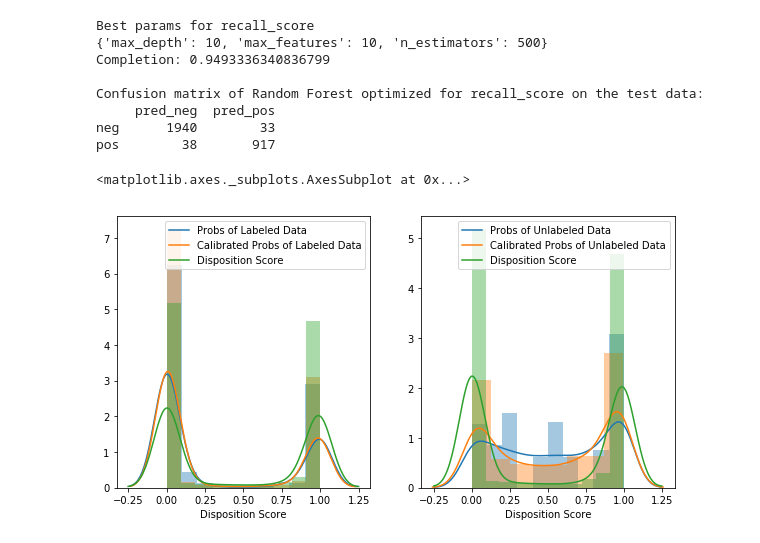
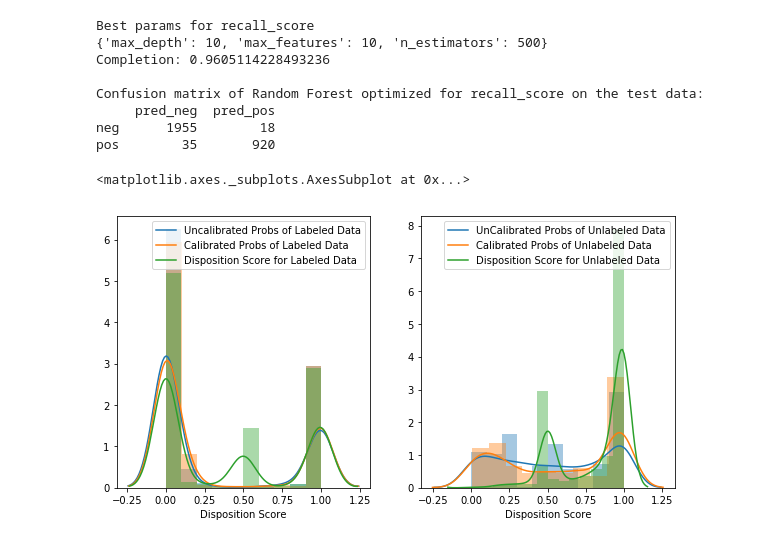
Before and after one commit to josiahcoad/LaSerenaDataScience, a Jupyter notebook: Expermental.ipynb, the cells around one changed output. Saved outputs shown, nothing was run; the diff lists cells and outputs as text; code cells hidden in the pictures.

```diff
--- a/Expermental.ipynb
+++ b/Expermental.ipynb
@@ -57,6 +57,9 @@ import warnings
 warnings.filterwarnings("ignore")
 # %%
 raw = pd.read_csv('KeplerData.csv')
+target_name = 'Exoplanet Archive Disposition'
+feature_names = raw.columns[4:]
+raw = raw[[target_name, *feature_names]]
 print(raw.shape)
 raw.head()
 # %% [output]
@@ -71,18 +79,18 @@ raw.head()
 # %%
-target_name = 'Exoplanet Archive Disposition'
-feature_names = list(set(raw.columns[4:]) - set(['Disposition Score']))
 # IMPUTE
 # Fill Disposition Score with 0.5
-raw_withoutna[:] = raw[:]
+raw_withoutna = raw[:]
 raw_withoutna['Disposition Score'].fillna(.5, inplace=True)
 # Fill flags with 0
 flag_names = ['Not Transit-Like False Positive Flag', 'Stellar Eclipse False Positive Flag', 'Centroid Offset False Positive Flag', 'Ephermeris Match Indicates Contamination False Positive Flag']
 raw_withoutna[flag_names].fillna(0, inplace=True)
 # Fill all other nulls with median
-raw_withoutna.fillna(data.median(), inplace=True)
+raw_withoutna.fillna(raw_withoutna.median(), inplace=True)
 # remove canidates for prediction (2244 rows)
-data = raw[[target_name, *feature_names]]
 data = raw_withoutna[raw_withoutna[target_name] != 'CANDIDATE']
+# remove column 'Disposition Score' becuase it is not really a feature
+data = data.drop(['Disposition Score'], axis=1)
+feature_names = list(set(feature_names) - set(['Disposition Score']))
 print(data.shape)
 data.head()
 # %% [output]
@@ -97,5 +105,6 @@ data.head()
 # %%
 scoring = ['accuracy', 'precision', 'recall']
+clf = RandomForestClassifier(random_state=0)
 scores = cross_validate(clf, data[feature_names],
                         data[target_name]=='CONFIRMED', scoring=scoring,
                         cv=5, return_train_score=True)
@@ -352,48 +323,48 @@ grid_search = grid_search_wrapper()
 # %% [output]
 Best params for recall_score
 {'max_depth': 10, 'max_features': 10, 'n_estimators': 500}
-Completion: 0.9493336340836799
+Completion: 0.9605114228493236
 
 Confusion matrix of Random Forest optimized for recall_score on the test data:
      pred_neg  pred_pos
-neg      1940        33
-pos        38       917
+neg      1955        18
+pos        35       920
 # %%
 import matplotlib.pyplot as plt
 
 from sklearn import datasets
 from sklearn.naive_bayes import GaussianNB
 from sklearn.svm import LinearSVC
 from sklearn.linear_model import LogisticRegression
 from sklearn.metrics import (brier_score_loss, precision_score, recall_score,
                              f1_score)
 from sklearn.calibration import CalibratedClassifierCV, calibration_curve
 from sklearn.model_selection import train_test_split
 
 
 # # Create dataset of classification task with many redundant and few
 # # informative features
 clf = RandomForestClassifier()
 X_labeled, y = data[important_names[:20]], data[target_name]
 clf.fit(X_labeled, y)
 X_candidates = raw_withoutna[important_names[:20]][raw[target_name] == 'CANDIDATE']
 calibrated = CalibratedClassifierCV(clf, method='isotonic')
 calibrated.fit(X_labeled, y)
 
 probs_labeled = [x[0] for x in clf.predict_proba(X_labeled)]
 probs_calib_labeled = [x[0] for x in calibrated.predict_proba(X_labeled)]
 probs_unlabeled = [x[0] for x in clf.predict_proba(X_candidates)]
 probs_calib_unlabeled = [x[0] for x in calibrated.predict_proba(X_candidates)]
 fig, axs = plt.subplots(ncols=2, figsize=(10,5))
-sns.distplot(probs_labeled, ax=axs[0], kde_kws={"label": "Probs of Labeled Data"})
+sns.distplot(probs_labeled, ax=axs[0], kde_kws={"label": "Uncalibrated Probs of Labeled Data"})
 sns.distplot(probs_calib_labeled, ax=axs[0], kde_kws={"label": "Calibrated Probs of Labeled Data"})
-sns.distplot(raw['Disposition Score'].dropna(), ax=axs[0], kde_kws={"label": "Disposition Score"})
-sns.distplot(probs_unlabeled, ax=axs[1], kde_kws={"label": "Probs of Unlabeled Data"})
+sns.distplot(raw['Disposition Score'][raw[target_name] != 'CANDIDATE'].dropna(), ax=axs[0], kde_kws={"label": "Disposition Score for Labeled Data"})
+sns.distplot(probs_unlabeled, ax=axs[1], kde_kws={"label": "UnCalibrated Probs of Unlabeled Data"})
 sns.distplot(probs_calib_unlabeled, ax=axs[1], kde_kws={"label": "Calibrated Probs of Unlabeled Data"})
-sns.distplot(raw['Disposition Score'].dropna(), ax=axs[1], kde_kws={"label": "Disposition Score"})
+sns.distplot(raw['Disposition Score'][raw[target_name] == 'CANDIDATE'].dropna(), ax=axs[1], kde_kws={"label": "Disposition Score for Unlabeled Data"})
 # %% [output]
 <matplotlib.axes._subplots.AxesSubplot at 0x...>
-[figure, old version]
+[figure, new version]
 # %%
 # from sklearn.manifold import TSNE
 # from sklearn.preprocessing import StandardScaler
```
Also changed, not shown: parts of 16 cells of this notebook.
